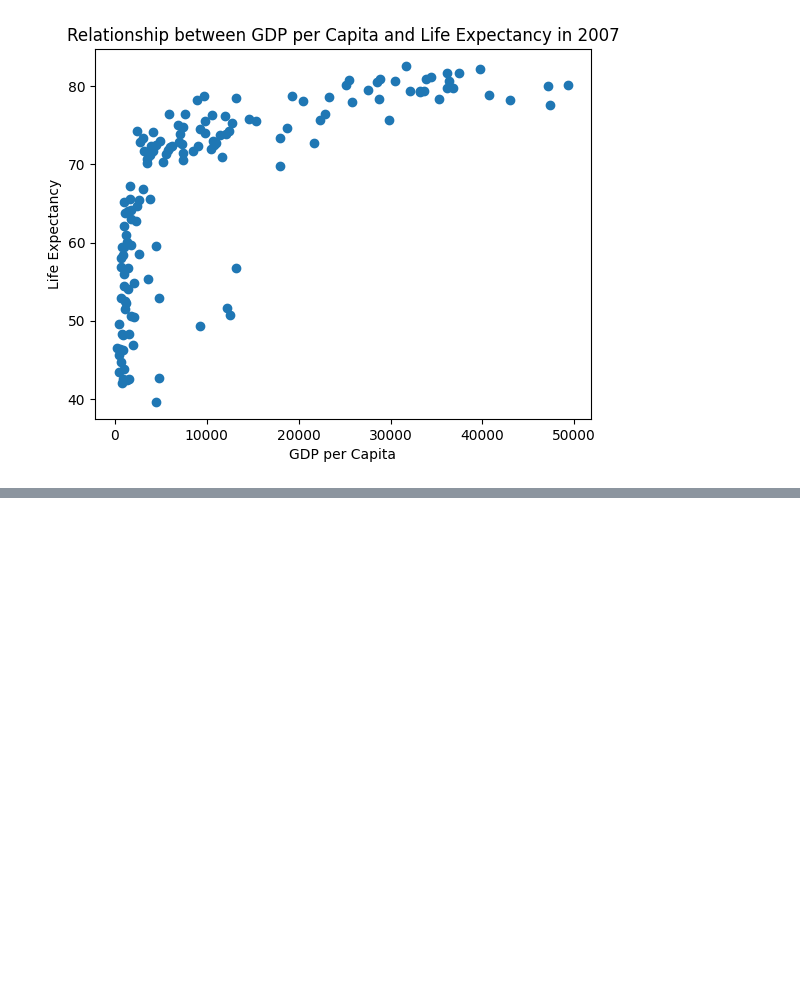
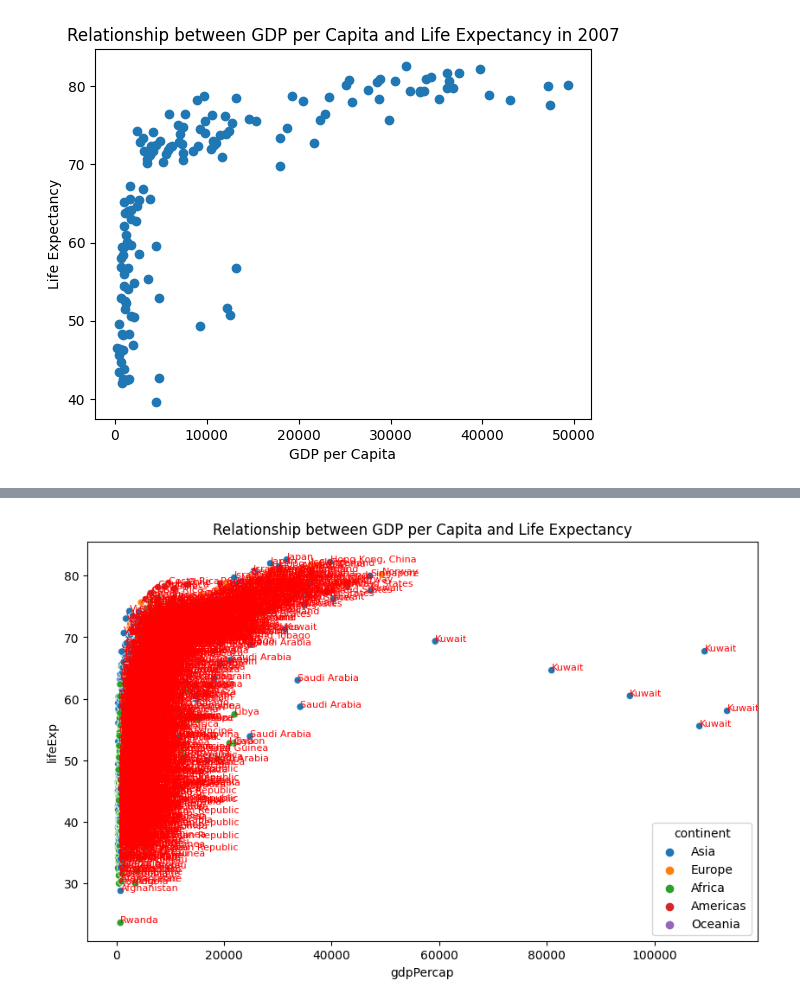
Before and after one commit to Branden-Kang/Data-Visualization, a Jupyter notebook: Minimizing_Chart_junk_4_Tips_for_Clean_Data_Visualizations_With_Python.ipynb, the cells around one changed output, grey strips where cells are left out. Drawn from its saved outputs; the diff is of its cells as text; code cells hidden in the pictures; blank space fills up the shorter version.

```diff
--- a/Minimizing_Chart_junk_4_Tips_for_Clean_Data_Visualizations_With_Python.ipynb
+++ b/Minimizing_Chart_junk_4_Tips_for_Clean_Data_Visualizations_With_Python.ipynb
@@ -57,0 +80,11 @@ plt.show()
+# %%
+plt.figure(figsize=(10, 6))
+sns.scatterplot(x='gdpPercap', y='lifeExp', hue='continent', data=gapminder)
+
+# Annotating each point with its corresponding country
+for i in range(gapminder.shape[0]):
+    plt.text(x=gapminder.gdpPercap[i]+0.3, y=gapminder.lifeExp[i], s=gapminder.country[i], fontdict=dict(color='red', size=8))
+plt.title('Relationship between GDP per Capita and Life Expectancy')
+plt.show()
+# %% [output]
+[figure, added]
```
Also changed, not shown: parts of 3 cells of this notebook.
